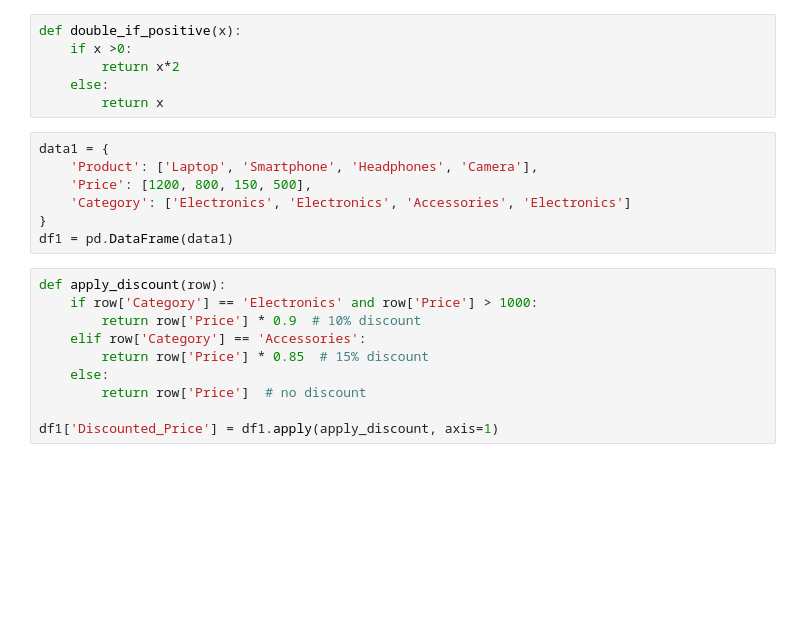
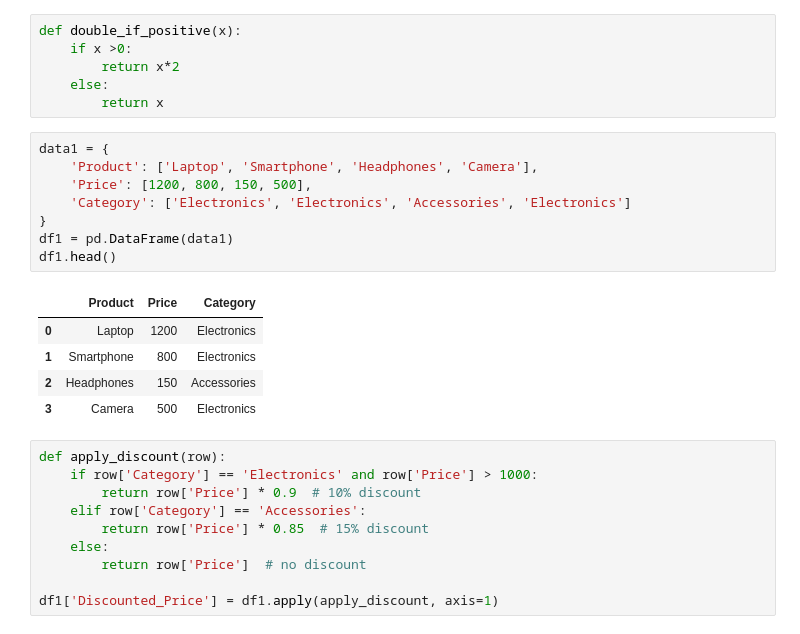
Before and after one commit to omid-sar/Interview-Preparation, a Jupyter notebook: data_manipulation/test.ipynb, the cells around one changed output. Saved outputs shown, nothing was run; the diff lists cells and outputs as text; blank space fills up the shorter version.

```diff
--- a/data_manipulation/test.ipynb
+++ b/data_manipulation/test.ipynb
@@ -530,10 +555,17 @@ def double_if_positive(x):
 # %%
 data1 = {
     'Product': ['Laptop', 'Smartphone', 'Headphones', 'Camera'],
     'Price': [1200, 800, 150, 500],
     'Category': ['Electronics', 'Electronics', 'Accessories', 'Electronics']
 }
 df1 = pd.DataFrame(data1)
+df1.head()
+# %% [output]
+|  | Product | Price | Category |
+| 0 | Laptop | 1200 | Electronics |
+| 1 | Smartphone | 800 | Electronics |
+| 2 | Headphones | 150 | Accessories |
+| 3 | Camera | 500 | Electronics |
 # %%
 def apply_discount(row):
     if row['Category'] == 'Electronics' and row['Price'] > 1000:
```
Also changed, not shown: parts of 8 cells of this notebook, 1 other file.
